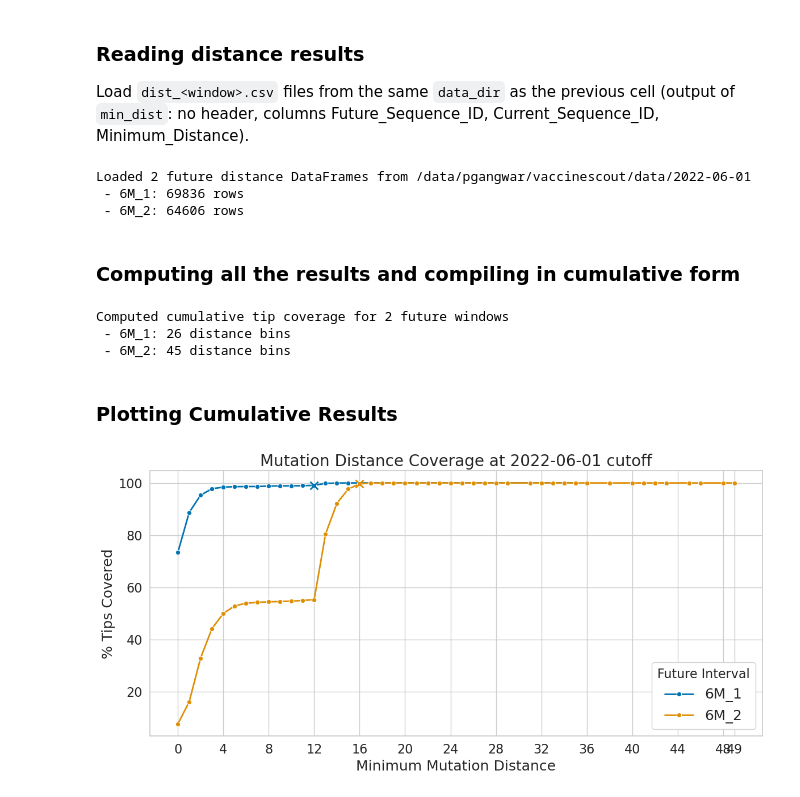
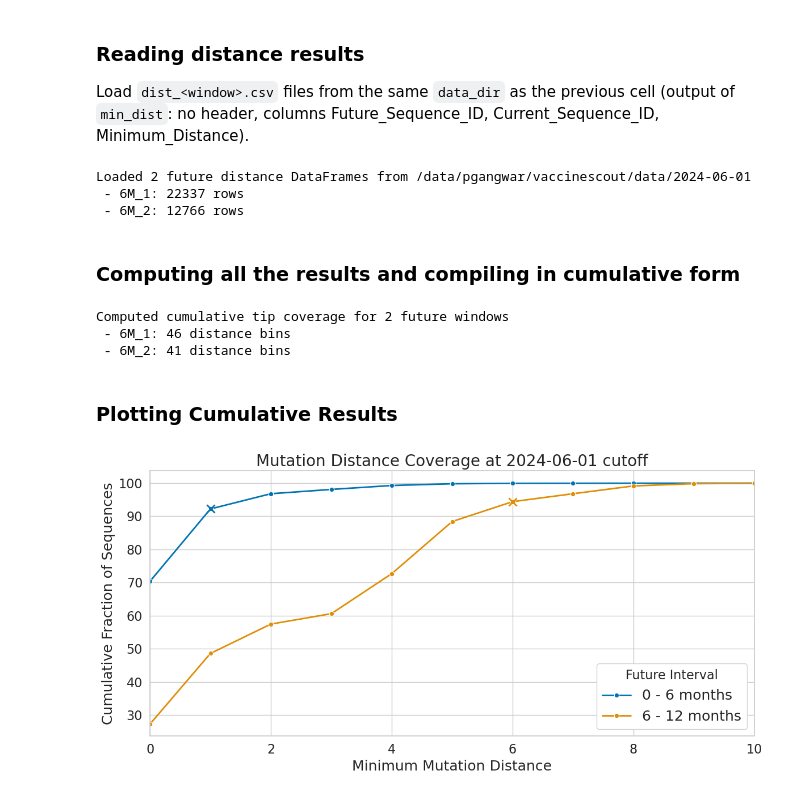
Before and after one commit to TurakhiaLab/VaccineScout, a Jupyter notebook: scripts/new_mutations_cumulative.ipynb, the cells around one changed output. Cells and saved outputs as stored; diff of their text form; code cells hidden in the pictures.

```diff
--- a/scripts/new_mutations_cumulative.ipynb
+++ b/scripts/new_mutations_cumulative.ipynb
@@ -38,7 +38,7 @@ refSeq = getReference(ROOT_PATH + 'ref_spike_genome.fa')
 Create Disjoint time interval slices
 # %%
 # --- Define cutoff date ---
-cutoff_date = "2022-06-01"
+cutoff_date = "2024-06-01"
 
 d = 30
 
@@ -55,7 +55,6 @@ current_df, future_df = split_circulating_and_future(
 )
 
 # --- Define windows for slicing future data ---
-#disjoint_windows = ['3M_1', '3M_2', '3M_3', '3M_4']
 disjoint_windows = ['6M_1', '6M_2']
 
 # --- Perform slicing ---
@@ -197,9 +196,9 @@ print(f"Loaded {len(future_dist_dfs)} future distance DataFrames from {data_dir}
 for key in sorted(future_dist_dfs.keys()):
     print(f" - {key}: {len(future_dist_dfs[key])} rows")
 # %% [output]
-Loaded 2 future distance DataFrames from /data/pgangwar/vaccinescout/data/2022-06-01
- - 6M_1: 69836 rows
- - 6M_2: 64606 rows
+Loaded 2 future distance DataFrames from /data/pgangwar/vaccinescout/data/2024-06-01
+ - 6M_1: 22337 rows
+ - 6M_2: 12766 rows
 # %% [markdown]
 ### Computing all the results and compiling in cumulative form
 # %%
@@ -242,23 +241,22 @@ for key in results.keys():
     print(f" - {key}: {len(results[key])} distance bins")
 # %% [output]
 Computed cumulative tip coverage for 2 future windows
- - 6M_1: 26 distance bins
- - 6M_2: 45 distance bins
+ - 6M_1: 46 distance bins
+ - 6M_2: 41 distance bins
 # %% [markdown]
 ### Plotting Cumulative Results
 # %%
 import matplotlib.pyplot as plt
+from matplotlib.ticker import MultipleLocator
 import seaborn as sns
 
-# --- Threshold for marking where cumulative coverage reaches 99% ---
-threshold = 0.99  # stored as 0–1, convert to % later
+# --- Threshold for marking where cumulative coverage reaches 90% ---
+threshold = 0.90  # stored as 0–1, convert to % later
 
 # --- Mapping for nicer interval labels in the legend ---
 legend_labels = {
-    "3M_1": "0 - 3 months",
-    "3M_2": "3 - 6 months",
-    "3M_3": "6 - 9 months",
-    "3M_4": "9 - 12 months"
+    "6M_1": "0 - 6 months",
+    "6M_2": "6 - 12 months"
 }
 
 # --- Prepare data for plotting ---
@@ -310,37 +308,49 @@ hue_order = df_plot["Slice"].unique()
 color_map = dict(zip(hue_order, palette))
 
 # --- Add 'x' markers at threshold exceed points ---
 for key, (x, y) in marker_points.items():
     slice_label = legend_labels.get(key, key)
     ax.plot(x, y, "x", color=color_map[slice_label], markersize=10, markeredgewidth=2)
 
-# --- Sparse x-axis labels to avoid clutter ---
-tick_step = 4
-sparse_ticks = list(range(0, max_dist + 1, tick_step))
-if sparse_ticks[-1] != max_dist:
-    sparse_ticks.append(max_dist)
+# --- Sparse x-axis labels and limit x-range ---
+x_end = max(
+    df[df["Cumulative_%"] >= 0.99]["Minimum_Distance"].min()
+    for df in results.values()
+) + 2
+
+x_end = min(x_end, max_dist)
+
+tick_step = 2
+ax.set_xlim(0, x_end)
+
+sparse_ticks = list(range(0, x_end + 1, tick_step))
+if sparse_ticks[-1] != x_end:
+    sparse_ticks.append(x_end)
 ax.set_xticks(sparse_ticks)
+
+ax.yaxis.set_major_locator(MultipleLocator(10))
 
 # --- Axis labels, title, and legend styling ---
 ax.set_title(f"Mutation Distance Coverage at {cutoff_date} cutoff", fontsize=20)
-ax.set_ylabel("% Tips Covered", fontsize=18)
+ax.set_ylabel("Cumulative Fraction of Sequences", fontsize=18)
 ax.set_xlabel("Minimum Mutation Distance", fontsize=18)
 leg = plt.legend(
     title="Future Interval",
     fontsize=18,
     title_fontsize=16,
     frameon=True,
     facecolor="white",
     edgecolor="lightgray",
     framealpha=1.0,
 )
 leg.set_zorder(100)
 ax.tick_params(axis="x", labelsize=16)
 ax.tick_params(axis="y", labelsize=16)
 
 # --- Adjust layout and display ---
 plt.tight_layout()
 
+plt.savefig(Path(ROOT_PATH) / cutoff_date / 'new_mutations.svg', format='svg', bbox_inches='tight', dpi=300)
 plt.show()
 # %% [output]
-[figure, old version]
+[figure, new version]
```
Also changed, not shown: parts of 2 cells of this notebook, 6 other files.
